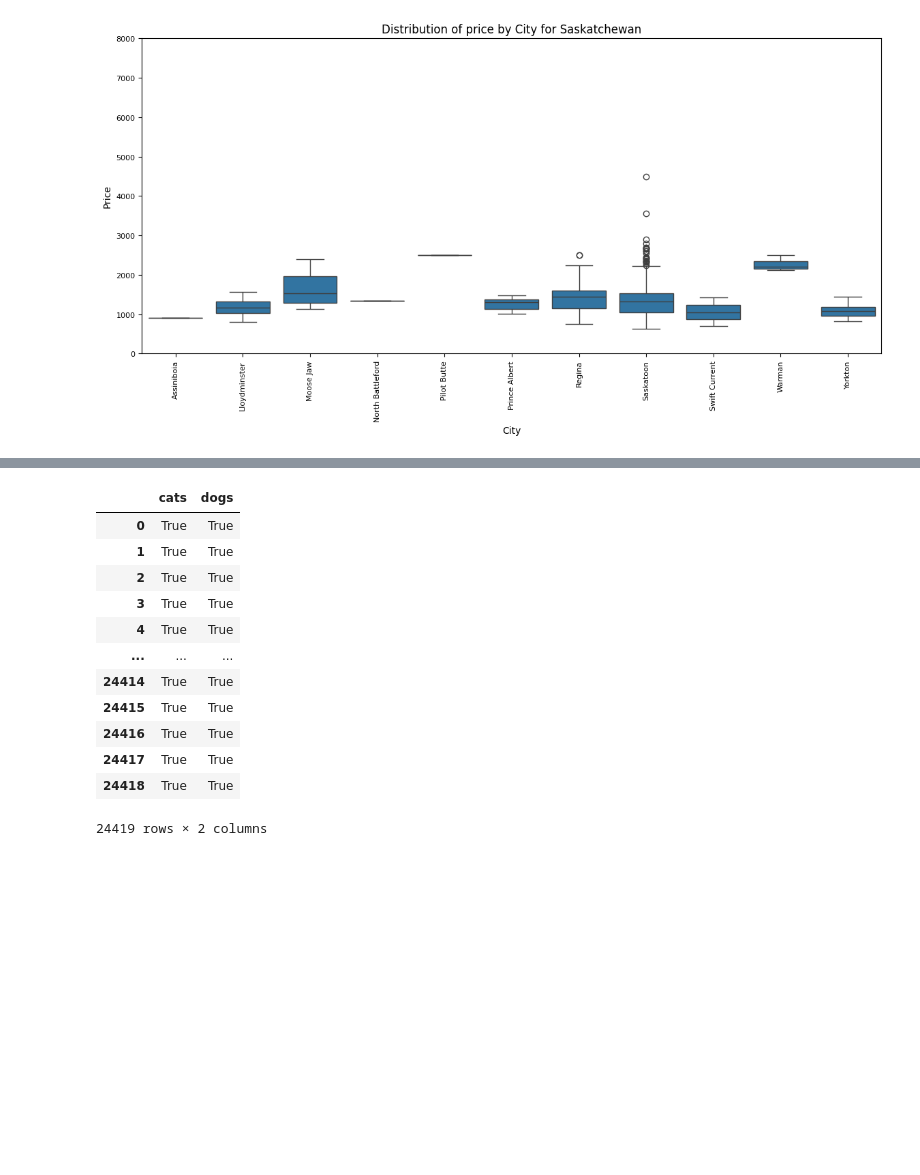
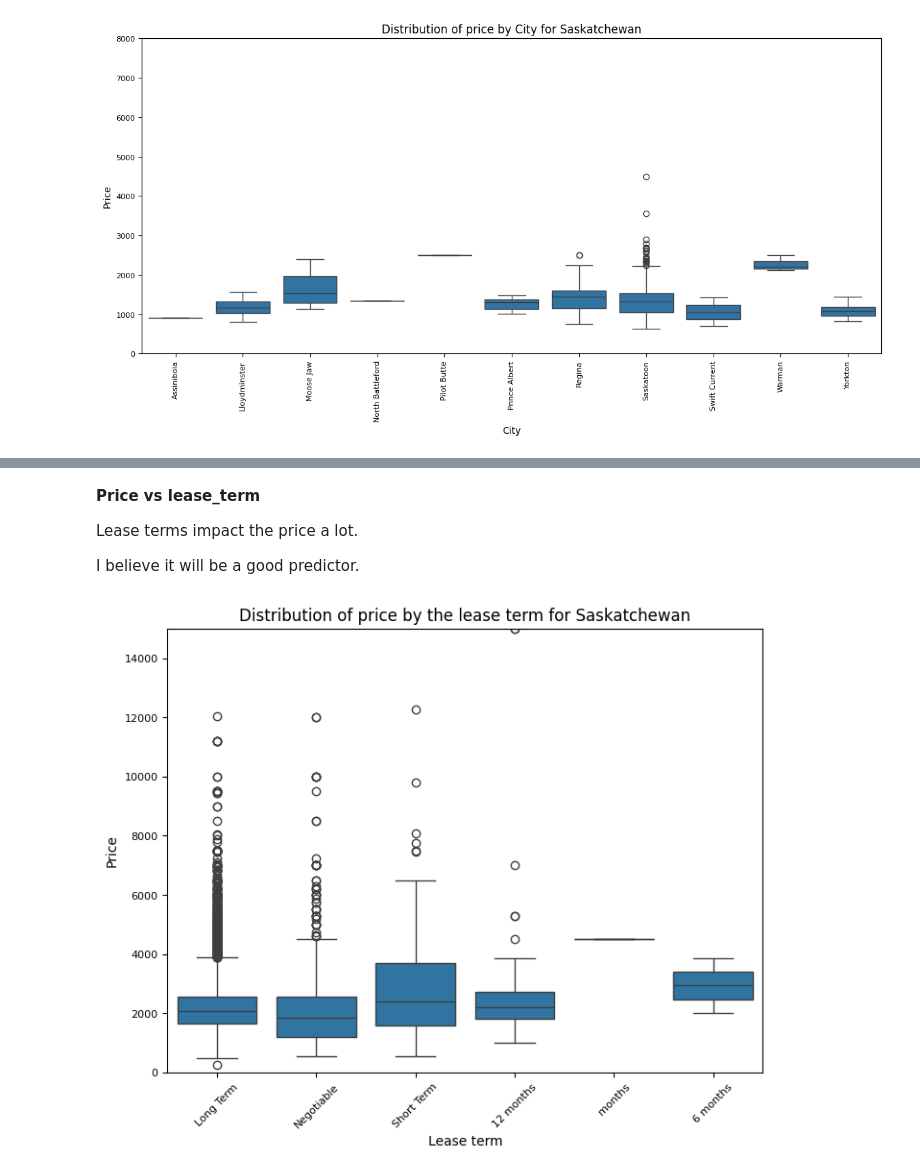
Before and after one commit to ABF-QC/Module2_Project1, a Jupyter notebook: Notebook/Data_Analysis.ipynb, the cells around one changed output, grey strips where cells are left out. Saved outputs shown, nothing was run; the diff lists cells and outputs as text; code cells hidden in the pictures; blank space fills up the shorter version.

Commit message:
Data Analysis - Almost done

```diff
--- a/Notebook/Data_Analysis.ipynb
+++ b/Notebook/Data_Analysis.ipynb
@@ -460,16 +477,28 @@ for province in rent_df['province'].unique() :
-# %%
-rent_df[['cats','dogs']].copy()
-# %% [output]
-|  | cats | dogs |
-| 0 | True | True |
-| 1 | True | True |
-| 2 | True | True |
-| 3 | True | True |
-| 4 | True | True |
-| ... | ... | ... |
-| 24414 | True | True |
-| 24415 | True | True |
-| 24416 | True | True |
-| 24417 | True | True |
-| 24418 | True | True |
-24419 rows × 2 columns
+# %% [markdown]
+**Price vs lease_term**
+
+Lease terms impact the price a lot.
+
+I believe it will be a good predictor.
+# %%
+plt.figure(figsize = (8,6))
+
+ax = sns.boxplot(data=rent_df, x="lease_term", y="price")
+
+# Add Title
+ax.set_title(f'Distribution of price by the lease term')
+
+# Adjust the ticks label size
+ax.tick_params(axis='x', labelrotation=45, labelsize = 8)
+ax.tick_params(axis='y', labelsize = 8)
+
+# Set the axis labels
+ax.set_xlabel('Lease term',fontsize = 10)
+ax.set_ylabel('Price',fontsize = 10)
+
+# Zooming in to removed outliers
+ax.set_ylim(0, 15000)
+
+plt.show()
+# %% [output]
+[figure, added]
```
Also changed, not shown: parts of 5 cells of this notebook, 2 other files.
